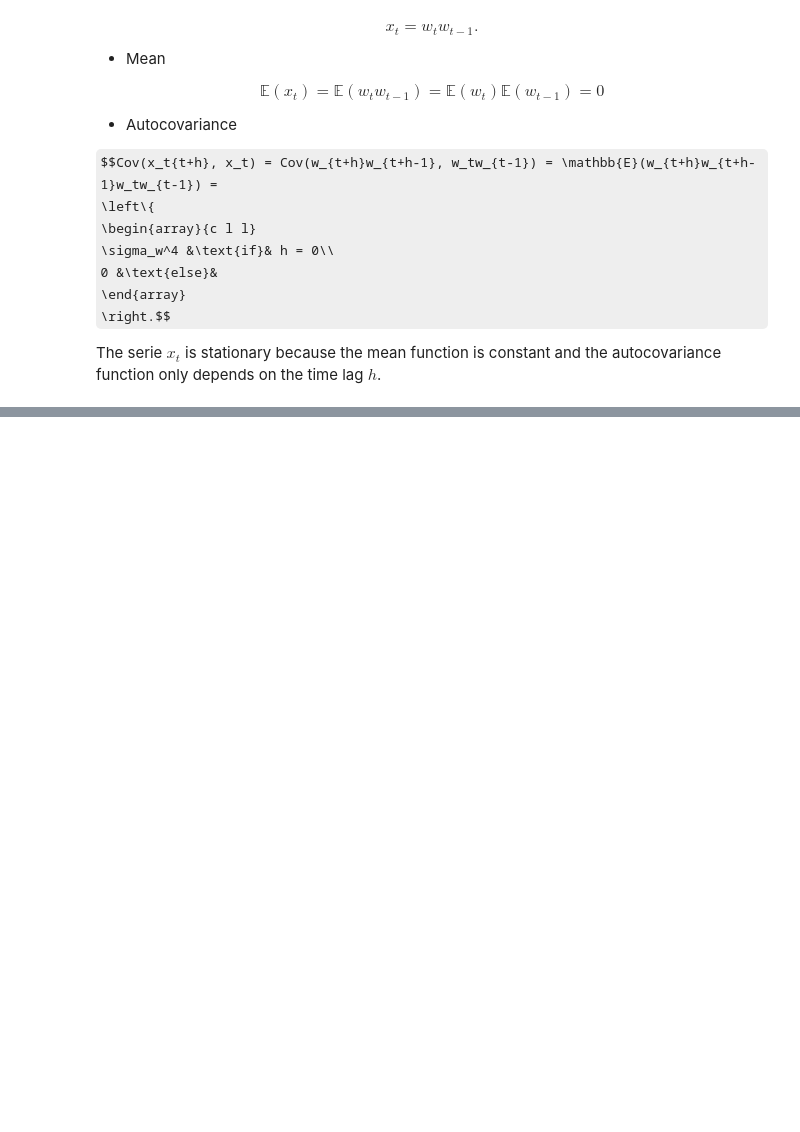
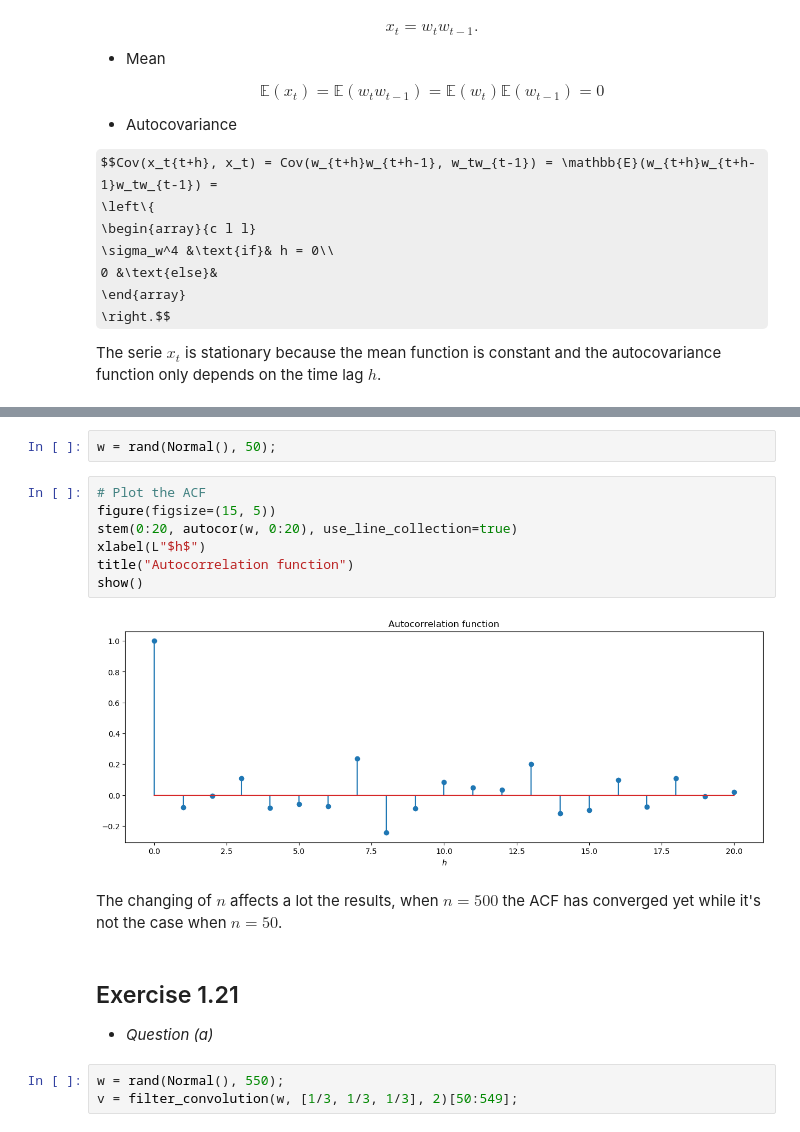
Before and after one commit to StevenGolovkine/TSAA, a Jupyter notebook: notebooks/02-characteristics-time-series.ipynb, the cells around one changed output, grey strips where cells are left out. Saved outputs shown, nothing was run; the diff lists cells and outputs as text; some formulas as TeX source; blank space fills up the shorter version.

```diff
--- a/notebooks/02-characteristics-time-series.ipynb
+++ b/notebooks/02-characteristics-time-series.ipynb
@@ -654,0 +763,20 @@ Thus, the serie $x_t$ is weakly stationary.
+# %%
+w = rand(Normal(), 50);
+# %%
+# Plot the ACF
+figure(figsize=(15, 5))
+stem(0:20, autocor(w, 0:20), use_line_collection=true)
+xlabel(L"$h$")
+title("Autocorrelation function")
+show()
+# %% [output]
+[figure, added]
+# %% [markdown]
+The changing of $n$ affects a lot the results, when $n = 500$ the ACF has converged yet while it's not the case when $n = 50$.
+# %% [markdown]
+## Exercise 1.21
+
+* *Question (a)*
+# %%
+w = rand(Normal(), 550);
+v = filter_convolution(w, [1/3, 1/3, 1/3], 2)[50:549];
```
Also changed, not shown: parts of 31 cells of this notebook.
